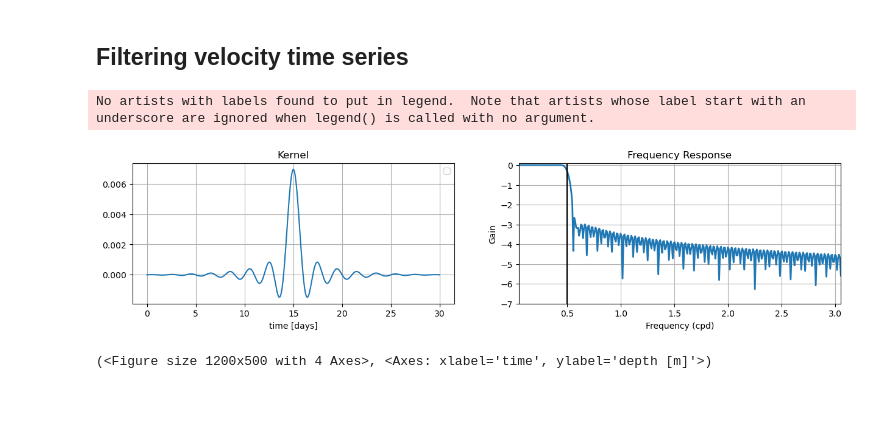
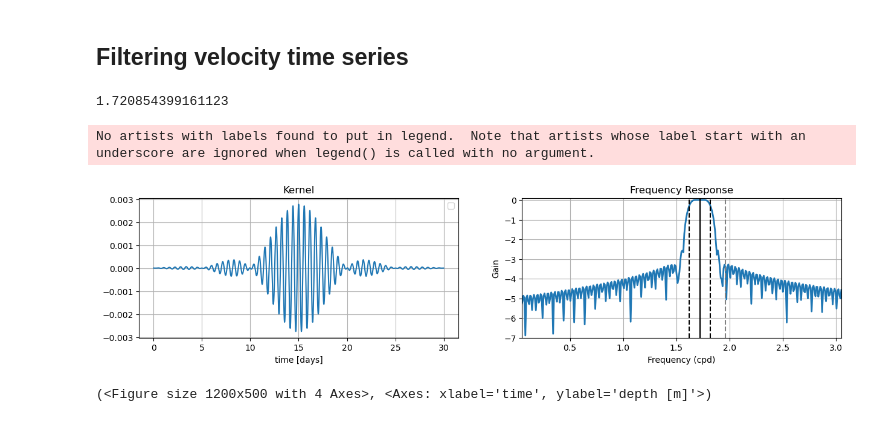
Before and after one commit to zcasparco/NIW, a Jupyter notebook: Data_processing/Filtering.ipynb, the cells around one changed output. Drawn from its saved outputs; the diff is of its cells as text; code cells hidden in the pictures.

```diff
--- a/Data_processing/Filtering.ipynb
+++ b/Data_processing/Filtering.ipynb
@@ -21,37 +21,44 @@ mooring=3
 # %%
 #Definition filter
 Tw = 30  # Kernel length
-omega = 2.0 #ut.coriolis(lat)*3600*24/(2*np.pi)  # Central frequency
-bandwidth = None #0.1
+#omega = 2.0
+omega = ut.coriolis(lat)*3600*24/(2*np.pi)  # Central frequency
+#bandwidth = None
+bandwidth = 0.1
 dt = 1/(24*6)  # Time step in days unit
-h = ut.generate_filter(omega,dt=dt,T=Tw,bandwidth=bandwidth,lat=lat,pass_zero=True)  # Best filter
+h = ut.generate_filter(omega,dt=dt,T=Tw,bandwidth=bandwidth,lat=lat,pass_zero=False)  # Best filter
 h_hat, w = ut.filter_response(h, dt=dt)  #Filter response
+# %%
+omega
+# %% [output]
+1.720854399161123
 # %%
 t = np.arange(0,Tw,dt)
 fig, axes = plt.subplots(1,2, figsize=(15,3))
 ax = axes[0]
 ax.plot(t, h)
 ax.grid()
 ax.set_xlabel('time [days]')
 ax.set_title('Kernel')
 ax.legend()
 
 ax = axes[1]
 
 ax.plot(w, np.log10(abs(h_hat)), linewidth=2)
-ax.axvline(1/omega, color='k')
-#ax.axvline(omega+bandwidth, color='k')
-#ax.axvline(1.96, color='grey', ls='--')
+ax.axvline(omega, color='k')
+ax.axvline(omega-bandwidth, color='k',ls='--')
+ax.axvline(omega+bandwidth, color='k',ls='--')
+ax.axvline(1.96, color='grey', ls='--')
 ax.set_xlabel('Frequency (cpd)')
 ax.set_ylabel('Gain')
 ax.set_title('Frequency Response')
 #ax.set_ylim(-0.05, 1.05)
 ax.set_ylim(-7, 0.1)
 ax.set_xlim(0.05, 3.05)
 ax.grid(True)
 # %% [output]
 No artists with labels found to put in legend.  Note that artists whose label start with an underscore are ignored when legend() is called with no argument.
-[figure, old version]
+[figure, new version]
 # %%
 gridded=xr.open_dataset(root_dir+'M%s_linear_merge_slinearfill.nc'%mooring)[['u','v']]
 # %%
```
Also changed, not shown: 9 other files.
